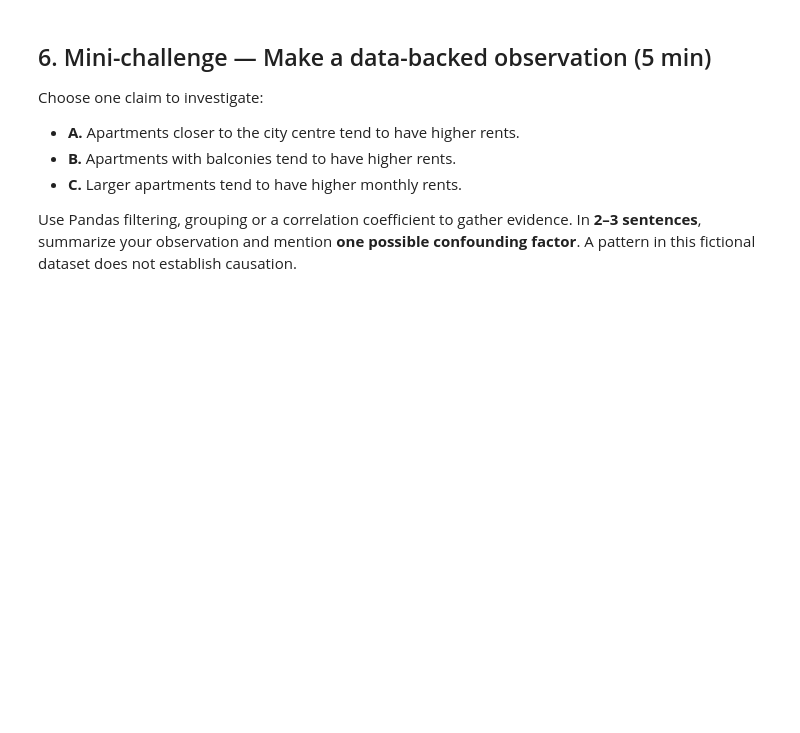
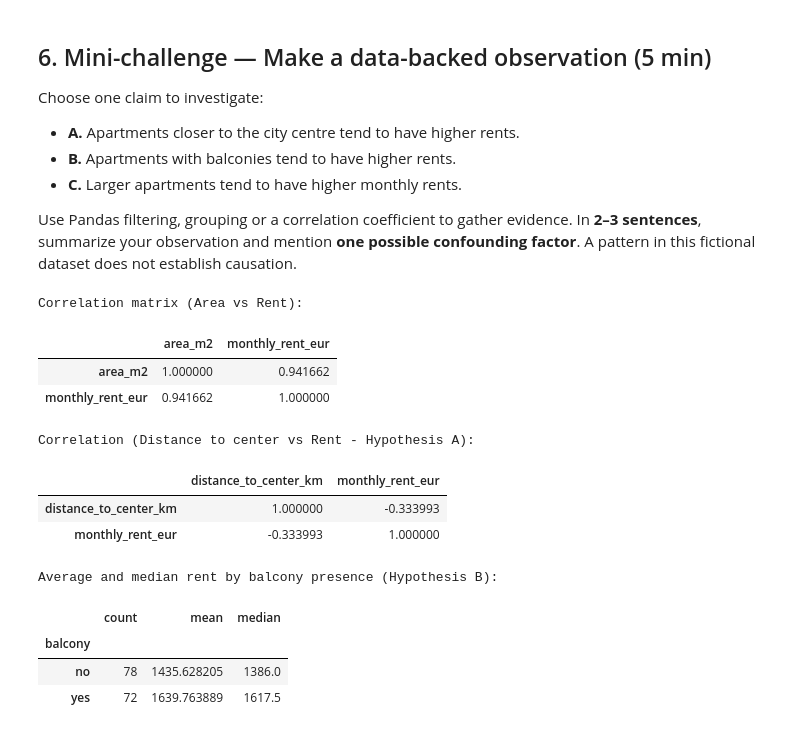
Before and after one commit to Adri2-2/AIWithPythonESIGELEC, a Jupyter notebook: lab01/02-numpy-pandas.ipynb, the cells around one changed output. Saved outputs shown, nothing was run; the diff lists cells and outputs as text; code cells hidden in the pictures; blank space fills up the shorter version.

```diff
--- a/lab01/02-numpy-pandas.ipynb
+++ b/lab01/02-numpy-pandas.ipynb
@@ -200,9 +358,40 @@ Use Pandas filtering, grouping or a correlation coefficient to gather evidence.
 # %%
 # TODO: explore one hypothesis with Pandas
 # Suggested starting points:
 # df[["distance_to_center_km", "monthly_rent_eur"]].corr()
 # df.groupby("balcony")["monthly_rent_eur"].mean()
 # df[["area_m2", "monthly_rent_eur"]].corr()
+
+print("Correlation matrix (Area vs Rent):")
+display(df[["area_m2", "monthly_rent_eur"]].corr())
+
+print("\nCorrelation (Distance to center vs Rent - Hypothesis A):")
+display(df[["distance_to_center_km", "monthly_rent_eur"]].corr())
+
+print("\nAverage and median rent by balcony presence (Hypothesis B):")
+display(df.groupby("balcony")["monthly_rent_eur"].agg(["count", "mean", "median"]))
+
+#Observation (Claim C): There is a strong positive correlation between area_m2 and monthly_rent_eur,
+# confirming that larger apartments tend to have higher monthly rents.
+# Additionally, grouping by balcony (Claim B) or checking the negative correlation with distance_to_center_km (Claim A)
+# shows how location and amenities also align with higher prices.
+# However, district / location (or total area_m2 when looking at balconies) acts as a major confounding factor:
+# apartments in central districts or larger flats may simultaneously have balconies and higher rents,
+# meaning we cannot conclude causation from a single variable alone.
+# %% [output]
+Correlation matrix (Area vs Rent):
+|  | area_m2 | monthly_rent_eur |
+| area_m2 | 1.000000 | 0.941662 |
+| monthly_rent_eur | 0.941662 | 1.000000 |
+Correlation (Distance to center vs Rent - Hypothesis A):
+|  | distance_to_center_km | monthly_rent_eur |
+| distance_to_center_km | 1.000000 | -0.333993 |
+| monthly_rent_eur | -0.333993 | 1.000000 |
+Average and median rent by balcony presence (Hypothesis B):
+|  | count | mean | median |
+| balcony |  |  |  |
+| no | 78 | 1435.628205 | 1386.0 |
+| yes | 72 | 1639.763889 | 1617.5 |
 # %% [markdown]
 ## Wrap-up and next steps
 
```
Also changed, not shown: parts of 12 cells of this notebook.
